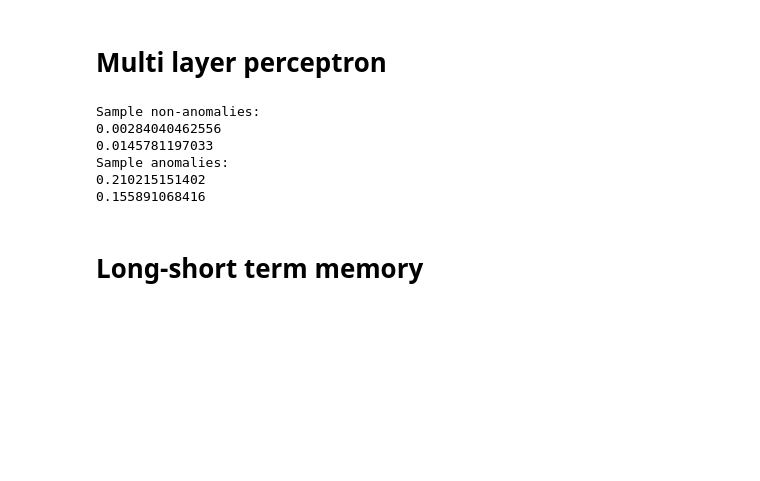
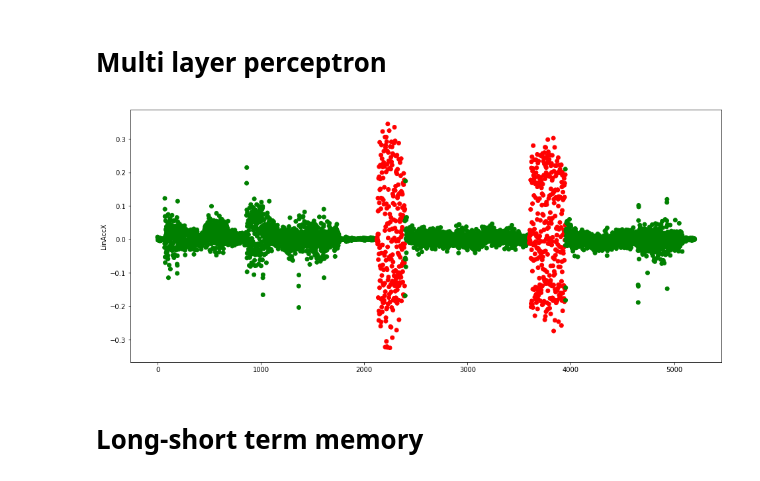
Before and after one commit to mdymczyk/anomaly-detection, a Jupyter notebook: OReilly_Anomaly_Detection.ipynb, the cells around one changed output. Drawn from its saved outputs; the diff is of its cells as text; code cells hidden in the pictures; blank space fills up the shorter version.

Commit message:
Threshold calculation, result plot

```diff
--- a/OReilly_Anomaly_Detection.ipynb
+++ b/OReilly_Anomaly_Detection.ipynb
@@ -41,12 +41,13 @@ def load_prepared_dataset(path, window):
 window = 20
 
 # Load data used for training
-data_train_raw, data_train = load_prepared_dataset('resources/normal_20170202_2229.csv', window)
+data_train_raw, data_train = load_prepared_dataset('resources/normal.csv', window)
 # Load data used for testing/validating
-data_validate_raw, data_validate = load_prepared_dataset('resources/verify_20170202_2243.csv', window)
+data_validate_raw, data_validate = load_prepared_dataset('resources/verify.csv', window)
 
 # Number of columns = number of features * window
 features = data_train.shape[1] / window
+total_features = data_train.shape[1]
 # %% [markdown]
 # Data visualization
 # %%
@@ -79,15 +80,9 @@ from mxnet import nd, autograd, gluon
 # %%
-train_iter = mx.io.NDArrayIter(
-    data={'data': data_train},
-    label={'data': data_train},
-    batch_size=64, shuffle=False,
-    last_batch_handle='pad')
-
 data = mx.symbol.Variable('data')
 fc1 = mx.symbol.FullyConnected(data, name='fc1', num_hidden=128)
 act1 = mx.symbol.Activation(fc1, name='relu1', act_type='relu')
-out = mx.symbol.FullyConnected(act1, name='fc2', num_hidden=20)
-out_reshaped = mx.sym.Reshape(out, shape=(-1,20,1))
+out = mx.symbol.FullyConnected(act1, name='fc2', num_hidden=total_features)
+out_reshaped = mx.sym.Reshape(out, shape=(-1,total_features,1))
 loss = mx.symbol.LinearRegressionOutput(data=out_reshaped, label=data)
 model = mx.mod.Module(
     loss,
@@ -95,7 +90,3 @@ model = mx.mod.Module(
     data_names=['data'],
     label_names=['data']
 )
-
-model.fit(train_iter,
-          num_epoch = 100,
-          eval_metric='rmse')
@@ -106,26 +92,0 @@ model.fit(train_iter,
-# %%
-def rmse(targets, predictions):
-     return np.sqrt(np.mean((predictions-targets)**2))
-
-test_iter = mx.io.NDArrayIter(
-    data={'data': data_validate},
-    label={'data': data_validate},
-    batch_size=64, shuffle=False,
-    last_batch_handle='pad')
-print("Sample non-anomalies:")
-print(rmse(data_validate[0], model.predict(test_iter)[0].asnumpy()))
-print(rmse(data_validate[3000], model.predict(test_iter)[3000].asnumpy()))
-print("Sample anomalies:")
-print(rmse(data_validate[2200], model.predict(test_iter)[2200].asnumpy()))
-print(rmse(data_validate[3800], model.predict(test_iter)[3800].asnumpy()))
-
-# TODO do predictions on all the test data
-# Check against threshold for anomalies
-# plot
-# %% [output]
-Sample non-anomalies:
-0.00284040462556
-0.0145781197033
-Sample anomalies:
-0.210215151402
-0.155891068416
@@ -132,3 +97,27 @@ Sample anomalies:
+# %%
+def rmse(targets, predictions):
+     return np.sqrt(np.mean((predictions-targets)**2))
+
+predictions = model.predict(train_iter).asnumpy()
+errors = list(map(lambda e: rmse(e[0], e[1]), zip(data_train, predictions)))
+threshold =  np.mean(errors) + 3*np.std(errors)
+# %%
+test_iter = mx.io.NDArrayIter(
+    data={'data': data_validate},
+    label={'data': data_validate},
+    batch_size=64, shuffle=False,
+    last_batch_handle='pad')
+
+predictions = model.predict(test_iter).asnumpy()
+errors = list(map(lambda e: rmse(e[0], e[1]), zip(data_validate, predictions)))
+anomaly = list(map(lambda v: v > threshold, errors))
+anomaly = list(map(lambda v: "red" if v else "green", anomaly))
+# %%
+plt.scatter(list(range(len(data_validate_raw[" LinAccX (g)"]))), data_validate_raw[" LinAccX (g)"], c=anomaly)
+plt.ylabel('LinAccX')
+plt.show()
+# %% [output]
+[figure, added]
 # %% [markdown]
 # Long-short term memory
 # %%
```
Also changed, not shown: parts of 4 cells of this notebook, 2 other files.
